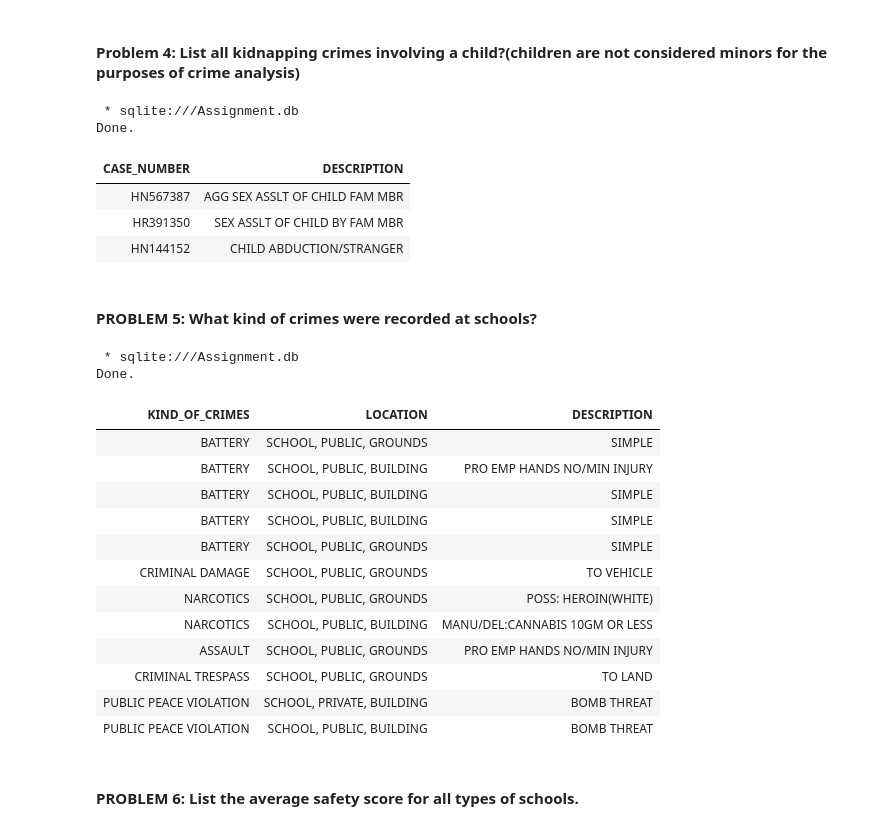
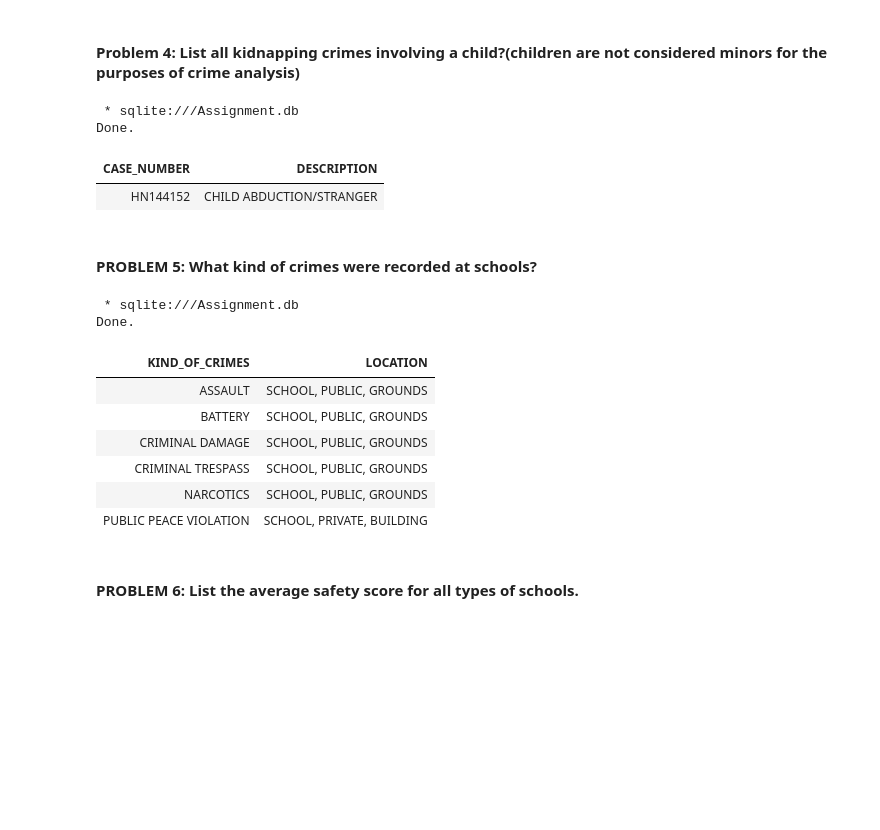
Before and after one commit to EmmanuelMald/IBM-Professional-Certificate-Data-Science, a Jupyter notebook: SQL/Assignment.ipynb, the cells around one changed output. Saved outputs shown, nothing was run; the diff lists cells and outputs as text; code cells hidden in the pictures; blank space fills up the shorter version.

```diff
--- a/SQL/Assignment.ipynb
+++ b/SQL/Assignment.ipynb
@@ -138,36 +138,29 @@ Found. Case number: HK238408. Description: ILLEGAL CONSUMPTION BY MINOR
 # %%
 %%sql
 SELECT CASE_NUMBER, DESCRIPTION FROM CHICAGO_CRIME_DATA
-WHERE DESCRIPTION LIKE UPPER("%child%")
+WHERE (DESCRIPTION LIKE UPPER("%child%")) AND (primary_type LIKE"%KIDNAPPING%")
 # %% [output]
  * sqlite:///Assignment.db
 Done.
 | CASE_NUMBER | DESCRIPTION |
-| HN567387 | AGG SEX ASSLT OF CHILD FAM MBR |
-| HR391350 | SEX ASSLT OF CHILD BY FAM MBR |
 | HN144152 | CHILD ABDUCTION/STRANGER |
 # %% [markdown]
 #### **PROBLEM 5**: What kind of crimes were recorded at schools?
 # %%
 %%sql
-SELECT PRIMARY_TYPE AS KIND_OF_CRIMES, LOCATION_DESCRIPTION AS LOCATION, DESCRIPTION FROM CHICAGO_CRIME_DATA
+SELECT PRIMARY_TYPE AS KIND_OF_CRIMES, LOCATION_DESCRIPTION AS LOCATION FROM CHICAGO_CRIME_DATA
 WHERE UPPER(LOCATION_DESCRIPTION) LIKE UPPER("%School%")
+GROUP BY KIND_OF_CRIMES;
 # %% [output]
  * sqlite:///Assignment.db
 Done.
-| KIND_OF_CRIMES | LOCATION | DESCRIPTION |
-| BATTERY | SCHOOL, PUBLIC, GROUNDS | SIMPLE |
-| BATTERY | SCHOOL, PUBLIC, BUILDING | PRO EMP HANDS NO/MIN INJURY |
-| BATTERY | SCHOOL, PUBLIC, BUILDING | SIMPLE |
-| BATTERY | SCHOOL, PUBLIC, BUILDING | SIMPLE |
-| BATTERY | SCHOOL, PUBLIC, GROUNDS | SIMPLE |
-| CRIMINAL DAMAGE | SCHOOL, PUBLIC, GROUNDS | TO VEHICLE |
-| NARCOTICS | SCHOOL, PUBLIC, GROUNDS | POSS: HEROIN(WHITE) |
-| NARCOTICS | SCHOOL, PUBLIC, BUILDING | MANU/DEL:CANNABIS 10GM OR LESS |
-| ASSAULT | SCHOOL, PUBLIC, GROUNDS | PRO EMP HANDS NO/MIN INJURY |
-| CRIMINAL TRESPASS | SCHOOL, PUBLIC, GROUNDS | TO LAND |
-| PUBLIC PEACE VIOLATION | SCHOOL, PRIVATE, BUILDING | BOMB THREAT |
-| PUBLIC PEACE VIOLATION | SCHOOL, PUBLIC, BUILDING | BOMB THREAT |
+| KIND_OF_CRIMES | LOCATION |
+| ASSAULT | SCHOOL, PUBLIC, GROUNDS |
+| BATTERY | SCHOOL, PUBLIC, GROUNDS |
+| CRIMINAL DAMAGE | SCHOOL, PUBLIC, GROUNDS |
+| CRIMINAL TRESPASS | SCHOOL, PUBLIC, GROUNDS |
+| NARCOTICS | SCHOOL, PUBLIC, GROUNDS |
+| PUBLIC PEACE VIOLATION | SCHOOL, PRIVATE, BUILDING |
 # %% [markdown]
 #### **PROBLEM 6**: List the average safety score for all types of schools.
 # %%
```
